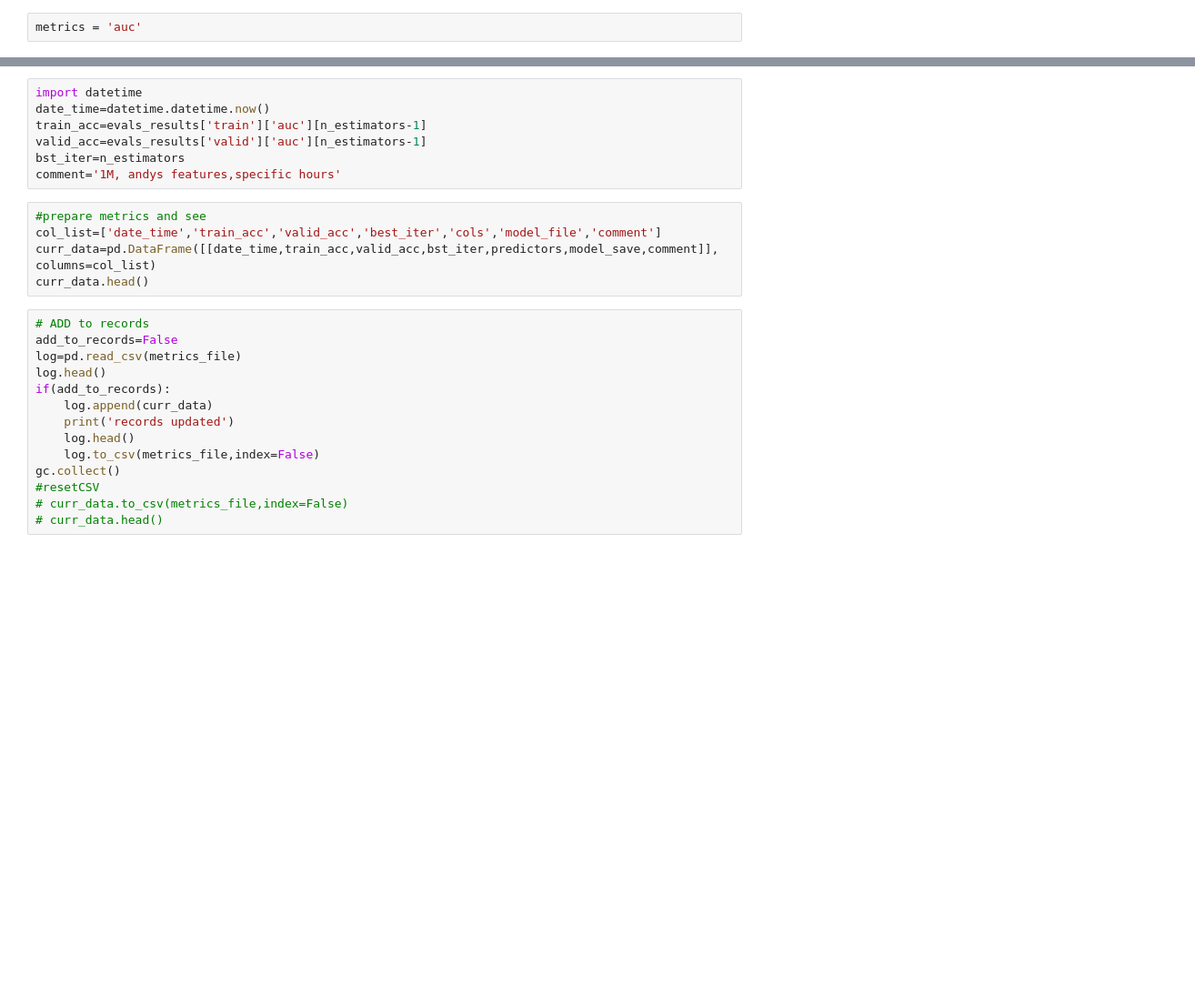
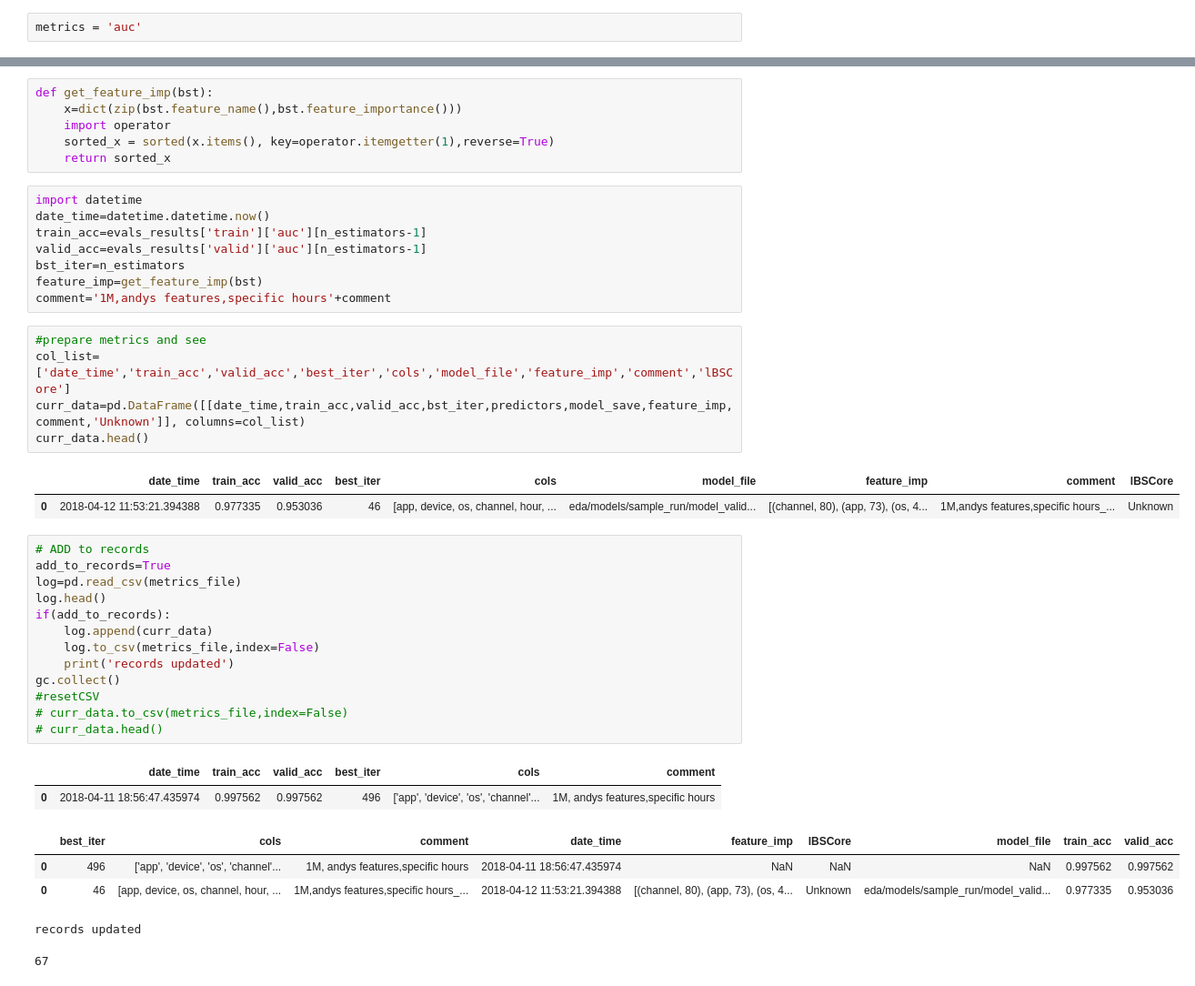
Before and after one commit to ronakagrawal2006/kaggle, a Jupyter notebook: talking-data-fraud-detection/04 TrainModel.ipynb, the cells around one changed output, grey strips where cells are left out. Shown at 91% size. Cells and saved outputs as stored; diff of their text form; blank space fills up the shorter version.

```diff
--- a/talking-data-fraud-detection/04 TrainModel.ipynb
+++ b/talking-data-fraud-detection/04 TrainModel.ipynb
@@ -135,26 +138,43 @@ NameError: name 'c_bst_file' is not defined
+# %%
+def get_feature_imp(bst):
+    x=dict(zip(bst.feature_name(),bst.feature_importance()))
+    import operator
+    sorted_x = sorted(x.items(), key=operator.itemgetter(1),reverse=True)
+    return sorted_x
 # %%
 import datetime
 date_time=datetime.datetime.now()
 train_acc=evals_results['train']['auc'][n_estimators-1]
 valid_acc=evals_results['valid']['auc'][n_estimators-1]
 bst_iter=n_estimators
-comment='1M, andys features,specific hours'
+feature_imp=get_feature_imp(bst)
+comment='1M,andys features,specific hours'+comment
 # %%
 #prepare metrics and see
-col_list=['date_time','train_acc','valid_acc','best_iter','cols','model_file','comment']
-curr_data=pd.DataFrame([[date_time,train_acc,valid_acc,bst_iter,predictors,model_save,comment]], columns=col_list)
+col_list=['date_time','train_acc','valid_acc','best_iter','cols','model_file','feature_imp','comment','lBSCore']
+curr_data=pd.DataFrame([[date_time,train_acc,valid_acc,bst_iter,predictors,model_save,feature_imp,comment,'Unknown']], columns=col_list)
 curr_data.head()
+# %% [output]
+|  | date_time | train_acc | valid_acc | best_iter | cols | model_file | feature_imp | comment | lBSCore |
+| 0 | 2018-04-12 11:53:21.394388 | 0.977335 | 0.953036 | 46 | [app, device, os, channel, hour, ... | eda/models/sample_run/model_valid... | [(channel, 80), (app, 73), (os, 4... | 1M,andys features,specific hours_... | Unknown |
 # %%
 # ADD to records
-add_to_records=False
+add_to_records=True
 log=pd.read_csv(metrics_file)
 log.head()
 if(add_to_records):
     log.append(curr_data)
+    log.to_csv(metrics_file,index=False)
     print('records updated')
-    log.head()
-    log.to_csv(metrics_file,index=False)
 gc.collect()
 #resetCSV
 # curr_data.to_csv(metrics_file,index=False)
 # curr_data.head()
+# %% [output]
+|  | date_time | train_acc | valid_acc | best_iter | cols | comment |
+| 0 | 2018-04-11 18:56:47.435974 | 0.997562 | 0.997562 | 496 | ['app', 'device', 'os', 'channel'... | 1M, andys features,specific hours |
+|  | best_iter | cols | comment | date_time | feature_imp | lBSCore | model_file | train_acc | valid_acc |
+| 0 | 496 | ['app', 'device', 'os', 'channel'... | 1M, andys features,specific hours | 2018-04-11 18:56:47.435974 | NaN | NaN | NaN | 0.997562 | 0.997562 |
+| 0 | 46 | [app, device, os, channel, hour, ... | 1M,andys features,specific hours_... | 2018-04-12 11:53:21.394388 | [(channel, 80), (app, 73), (os, 4... | Unknown | eda/models/sample_run/model_valid... | 0.977335 | 0.953036 |
+records updated
+67
```
Also changed, not shown: parts of 8 cells of this notebook, 4 other files.
